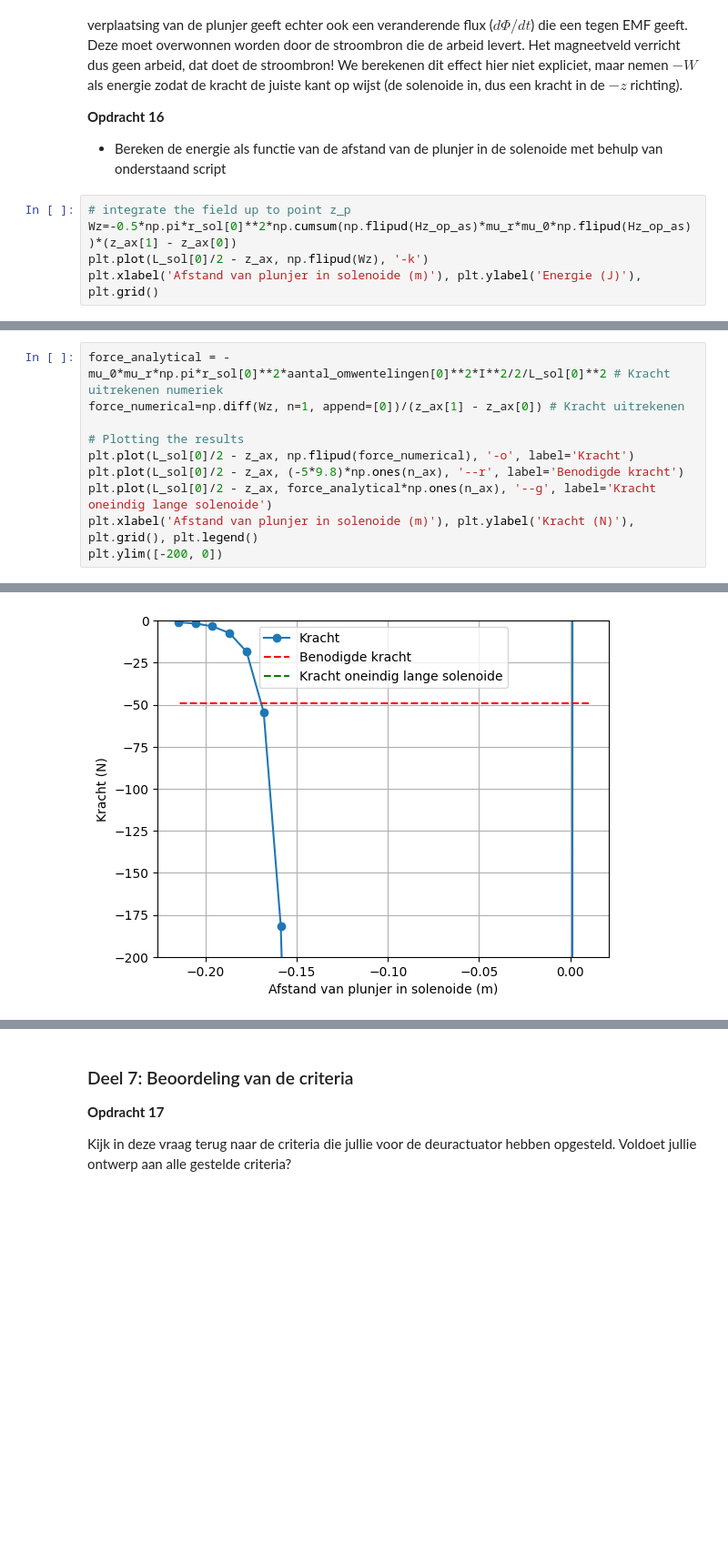
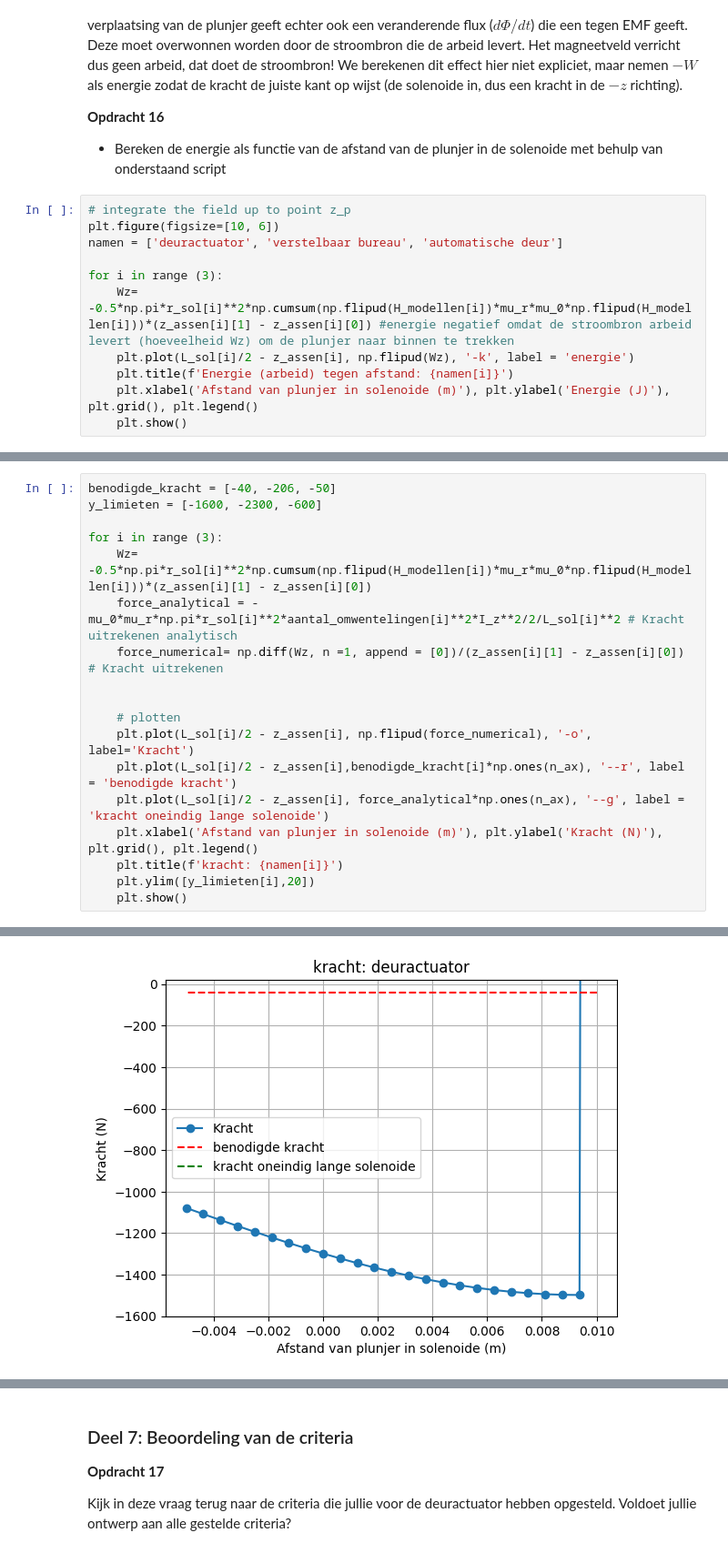
Before and after one commit to luckykat07/opdrachten-DEF-D_LE, a Jupyter notebook: DigitaleOntwerpopdrachten/2KrachtactuatorOpdracht/KrachtactuatorOpdracht.ipynb, the cells around one changed output, grey strips where cells are left out. Shown at 91% size. Cells and saved outputs as stored; diff of their text form; blank space fills up the shorter version.

```diff
--- a/DigitaleOntwerpopdrachten/2KrachtactuatorOpdracht/KrachtactuatorOpdracht.ipynb
+++ b/DigitaleOntwerpopdrachten/2KrachtactuatorOpdracht/KrachtactuatorOpdracht.ipynb
@@ -587,7 +589,13 @@ Zoals je uit je berekening voor het $\mathbf{H}$ kan zien is de energie van de p
 * Bereken de energie als functie van de afstand van de plunjer in de solenoide met behulp van onderstaand script
 # %%
 # integrate the field up to point z_p
-Wz=-0.5*np.pi*r_sol[0]**2*np.cumsum(np.flipud(Hz_op_as)*mu_r*mu_0*np.flipud(Hz_op_as))*(z_ax[1] - z_ax[0])
-plt.plot(L_sol[0]/2 - z_ax, np.flipud(Wz), '-k')
-plt.xlabel('Afstand van plunjer in solenoide (m)'), plt.ylabel('Energie (J)'), plt.grid()
+plt.figure(figsize=[10, 6])
+namen = ['deuractuator', 'verstelbaar bureau', 'automatische deur']
+
+for i in range (3):
+    Wz= -0.5*np.pi*r_sol[i]**2*np.cumsum(np.flipud(H_modellen[i])*mu_r*mu_0*np.flipud(H_modellen[i]))*(z_assen[i][1] - z_assen[i][0]) #energie negatief omdat de stroombron arbeid levert (hoeveelheid Wz) om de plunjer naar binnen te trekken
+    plt.plot(L_sol[i]/2 - z_assen[i], np.flipud(Wz), '-k', label = 'energie')
+    plt.title(f'Energie (arbeid) tegen afstand: {namen[i]}')
+    plt.xlabel('Afstand van plunjer in solenoide (m)'), plt.ylabel('Energie (J)'), plt.grid(), plt.legend()
+    plt.show()
 # %% [output]
@@ -598,11 +605,19 @@ plt.xlabel('Afstand van plunjer in solenoide (m)'), plt.ylabel('Energie (J)'), p
 # %%
-force_analytical = -mu_0*mu_r*np.pi*r_sol[0]**2*aantal_omwentelingen[0]**2*I**2/2/L_sol[0]**2 # Kracht uitrekenen numeriek
-force_numerical=np.diff(Wz, n=1, append=[0])/(z_ax[1] - z_ax[0]) # Kracht uitrekenen
+benodigde_kracht = [-40, -206, -50]
+y_limieten = [-1600, -2300, -600]
 
-# Plotting the results
-plt.plot(L_sol[0]/2 - z_ax, np.flipud(force_numerical), '-o', label='Kracht')
-plt.plot(L_sol[0]/2 - z_ax, (-5*9.8)*np.ones(n_ax), '--r', label='Benodigde kracht')
-plt.plot(L_sol[0]/2 - z_ax, force_analytical*np.ones(n_ax), '--g', label='Kracht oneindig lange solenoide')
-plt.xlabel('Afstand van plunjer in solenoide (m)'), plt.ylabel('Kracht (N)'), plt.grid(), plt.legend()
-plt.ylim([-200, 0])
+for i in range (3):
+    Wz= -0.5*np.pi*r_sol[i]**2*np.cumsum(np.flipud(H_modellen[i])*mu_r*mu_0*np.flipud(H_modellen[i]))*(z_assen[i][1] - z_assen[i][0])
+    force_analytical = -mu_0*mu_r*np.pi*r_sol[i]**2*aantal_omwentelingen[i]**2*I_z**2/2/L_sol[i]**2 # Kracht uitrekenen analytisch
+    force_numerical= np.diff(Wz, n =1, append = [0])/(z_assen[i][1] - z_assen[i][0]) # Kracht uitrekenen
+
+
+    # plotten
+    plt.plot(L_sol[i]/2 - z_assen[i], np.flipud(force_numerical), '-o', label='Kracht')
+    plt.plot(L_sol[i]/2 - z_assen[i],benodigde_kracht[i]*np.ones(n_ax), '--r', label = 'benodigde kracht')
+    plt.plot(L_sol[i]/2 - z_assen[i], force_analytical*np.ones(n_ax), '--g', label = 'kracht oneindig lange solenoide')
+    plt.xlabel('Afstand van plunjer in solenoide (m)'), plt.ylabel('Kracht (N)'), plt.grid(), plt.legend()
+    plt.title(f'kracht: {namen[i]}')
+    plt.ylim([y_limieten[i],20])
+    plt.show()
 # %% [output]
@@ -610 +624 @@ plt.ylim([-200, 0])
-[figure, old version]
+[figure, new version]
```
Also changed, not shown: parts of 5 cells of this notebook.
